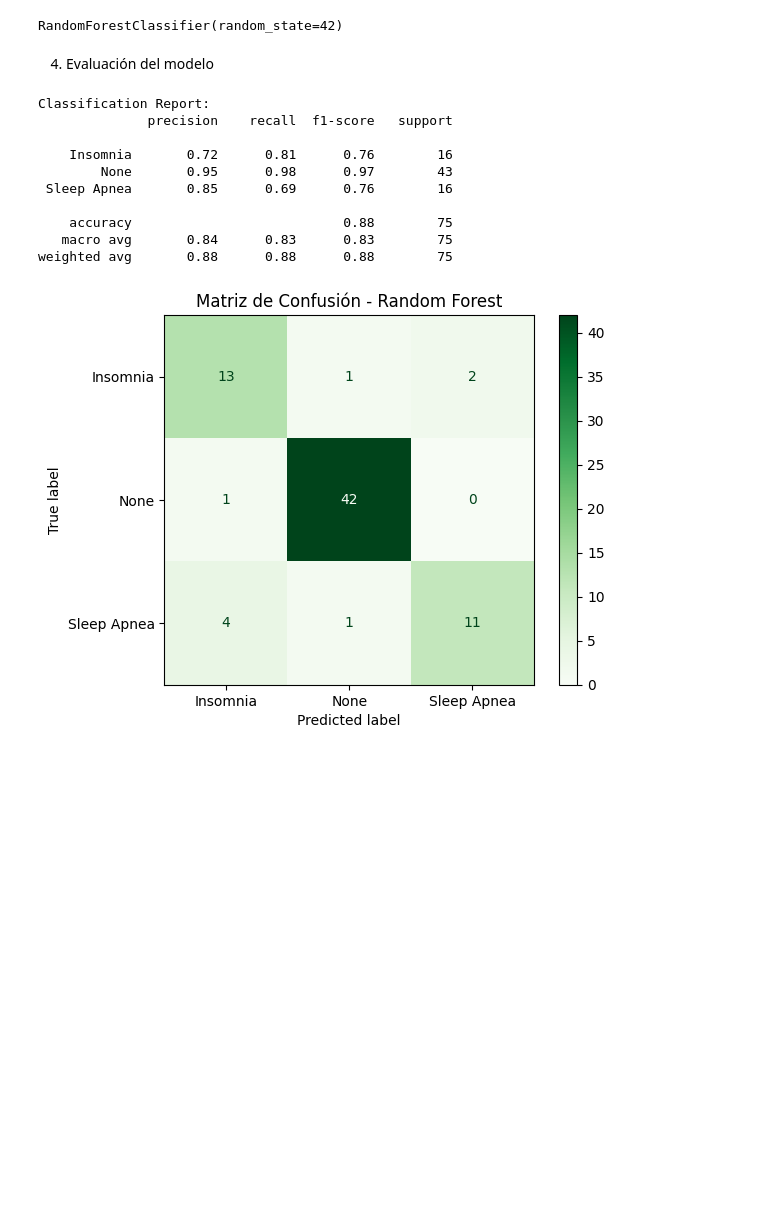
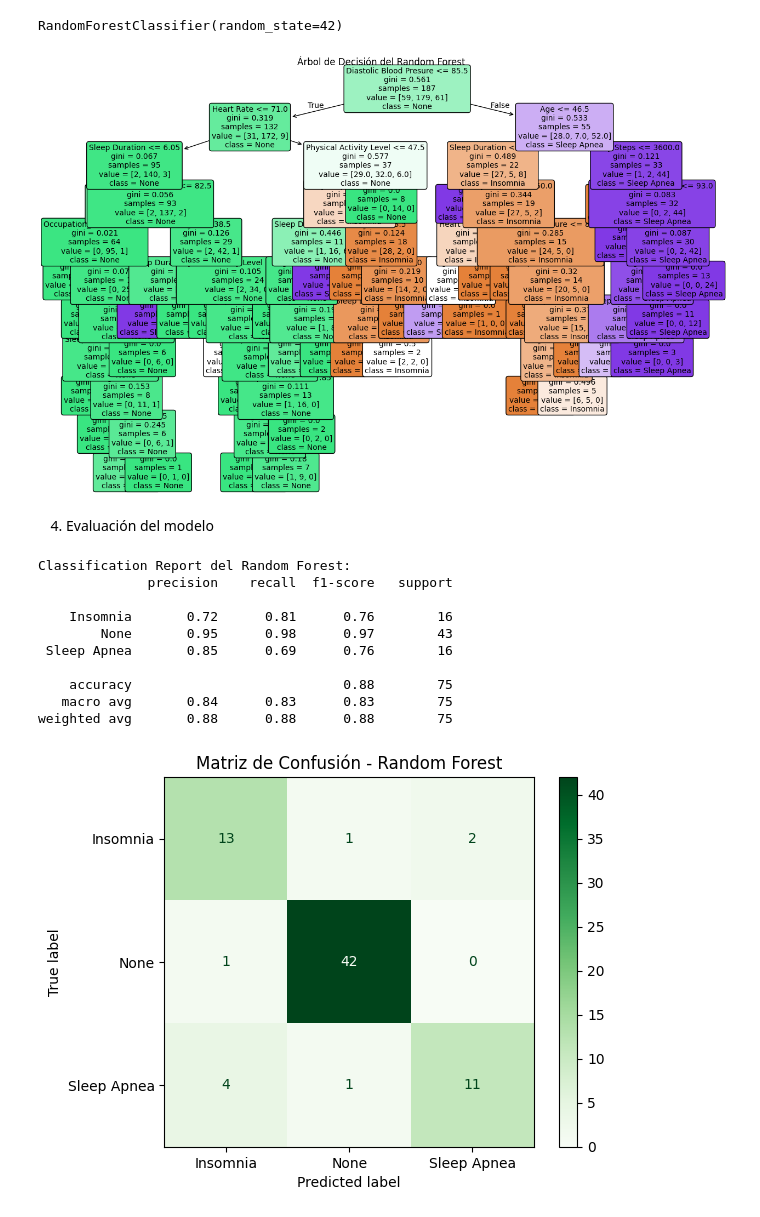
Before and after one commit to JuanfeP2004/Taller-4-Analitica-de-datos, a Jupyter notebook: Taller_4Prediccion.ipynb, the cells around one changed output. Cells and saved outputs as stored; diff of their text form; code cells hidden in the pictures; blank space fills up the shorter version.

```diff
--- a/Taller_4Prediccion.ipynb
+++ b/Taller_4Prediccion.ipynb
@@ -247,4 +266,4 @@ X = df.drop('Sleep Disorder', axis=1)
 y = df['Sleep Disorder']
 # %%
 # 3. Codificar variables categóricas
-X_encoded = pd.get_dummies(X)
+X_encoded = pd.get_dummies(X, drop_first=True)
@@ -256,7 +271,7 @@ X_scaled = scaler.fit_transform(X_encoded)
 2. División de datos
 # %%
 # 1. Dividir en entrenamiento y prueba
-X_train, X_test, y_train, y_test = train_test_split(X_scaled, y, test_size=0.2, random_state=42)
+X_train, X_test, y_train, y_test = train_test_split(X_encoded, y, test_size=0.2, random_state=42)
 # %% [markdown]
 3. Entrenamiento del modelo
 # %%
@@ -264,16 +279,25 @@ rf = RandomForestClassifier(n_estimators=100, random_state=42)
 rf.fit(X_train, y_train)
 # %% [output]
 RandomForestClassifier(random_state=42)
+# %%
+# Graficar el árbol de decisión del Random Forest
+tree_to_plot = rf.estimators_[0]  # Seleccionar el primer árbol del bosque aleatorio
+plt.figure(figsize=(15,10))
+plot_tree(tree_to_plot, feature_names=X_train.columns.values,
+          class_names=LabelEncoder().fit(y).classes_, rounded=True, filled=True, fontsize=10)
+plt.title('Árbol de Decisión del Random Forest')
+plt.show()
+# %% [output]
+[figure, added]
 # %% [markdown]
 4. Evaluación del modelo
 # %%
 # 1. Predicciones y evaluación
 y_pred = rf.predict(X_test)
-
-print("Classification Report:")
+print("Classification Report del Random Forest:")
 print(classification_report(y_test, y_pred))
 # %% [output]
-Classification Report:
+Classification Report del Random Forest:
               precision    recall  f1-score   support
 
     Insomnia       0.72      0.81      0.76        16
```
Also changed, not shown: parts of 12 cells of this notebook.
